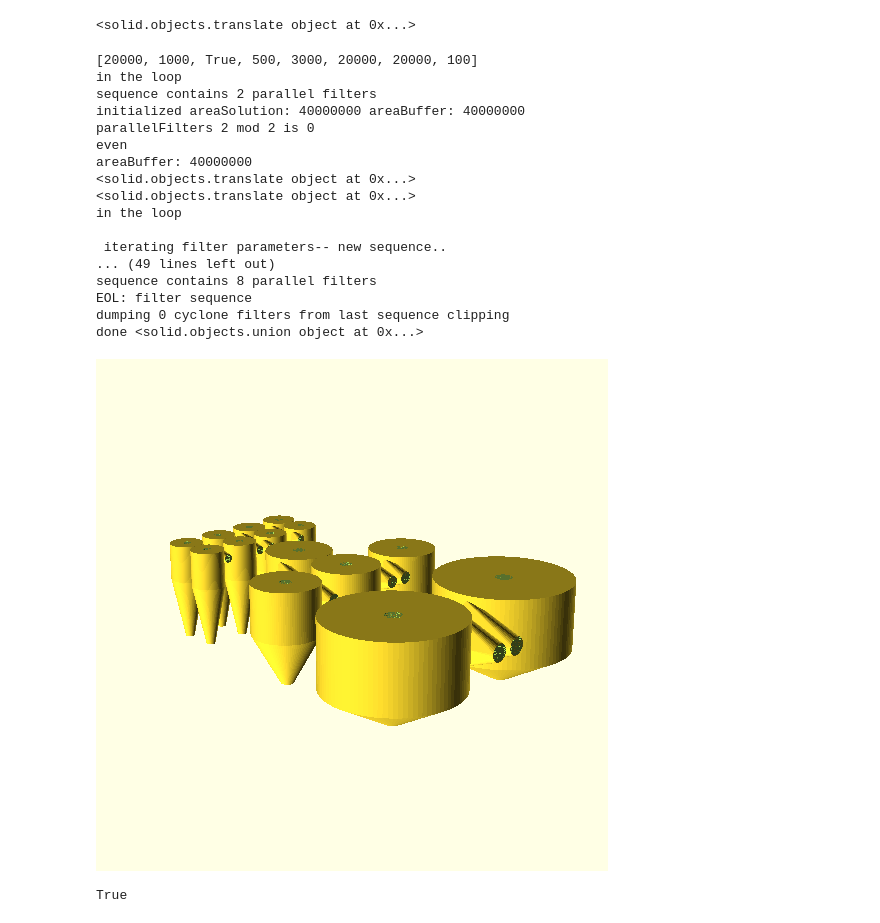
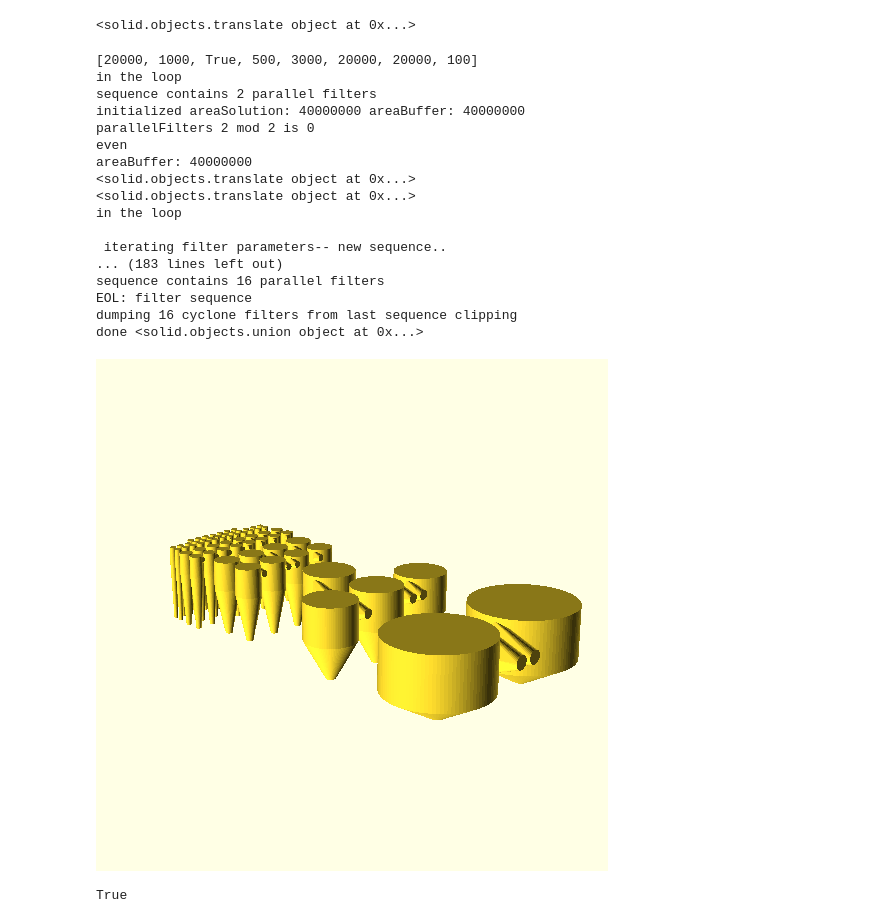
Before and after one commit to Corallus-Caninus/solidutils, a Jupyter notebook: cycloneArray.ipynb, the cells around one changed output. Drawn from its saved outputs; the diff is of its cells as text; code cells hidden in the pictures.

```diff
--- a/cycloneArray.ipynb
+++ b/cycloneArray.ipynb
@@ -35,7 +14,7 @@ def crossSectionalArea(*params):
     Parameters:
         cycloneFilterParams: parameters that will define a cycloneFilter
     Returns:
-        area as an integer
+        rectangular area of intakeWidth*intakeHeight
     '''
     #POSITIONAL LEGEND:
     # initParams=[intakeSlitHeight=10, intakeSlitWidth=2,
@@ -65,19 +44,11 @@ def cycloneArray(init_params, delta_params, length, width, height):
     #      being smaller than intake/outlet_radius
     #TODO: assert initial cylinder can fit in the first place (init cylinderRadius)
     #
-    # NOTE: this is a square increase in number of filters. consider having residual connections
-    # such that one pipeline across a row can 'jump' to the next row and freeze parameter deltas
-    # to achieve sufficient cross sectional area. This allows a row to span more than one
-    # carriage return. if sequence limit is reached before cross sectional area equivalence can
-    # be established, discard that entry and end (unfinished fill since next row would cause pressure
-    # differential.
-    #
-    # currently solve sequences across carriage returns, then add partitioning logic in the loop.
-    # immediate goal should be to solve cross sectional area between sequences. Simply draw a curtain
-    # on each row for now.
     #TODO: curtains cause low pressure regions due to square loss across large volume. this increases clog chance greatly
     #      compared to high pressure pipelines minimized for cross section of intake/outlet where constant high velocity fields
-    #      keep particle friction dynamic
+    #      keep particle friction dynamic. This is too complicated, would require kernel stride from one sequence to the next.
+    #      This would also require coarse grid such as in the initial sequence's intake since theres a venturi differential.
+    #
     #DEVELOPMENT:
     #1. carriage return multi row sequences
     #2. curtain on each row
@@ -107,10 +78,11 @@ def cycloneArray(init_params, delta_params, length, width, height):
     while True: #sequential loop
         print('in the loop')
 
-        #set parameters based on given equation matrix, wallWidth is only float.
+        ########### ITERATE TO NEXT SEQUENCE ###########
         if areaBuffer <= 0 and areaSolution != 0:
             print('\n iterating filter parameters-- new sequence.. \n')
             params = [y(x) for x,y in zip(params, delta_params)]
+            #set parameters based on given equation matrix, wallWidth is only float.
             paramsBuffer = [int(x) for x in params[:-1]]
             paramsBuffer.append(params[len(params)-1])
             params = paramsBuffer
@@ -138,15 +110,13 @@ def cycloneArray(init_params, delta_params, length, width, height):
         curPosition[0] = 0 #carriage return x axis
 
         #distance between each filter
-        #TODO: if these are same name them the same.
-        #TODO: yDistance should be previous xDistance
         xDistance = 2*params[5] + params[7] + 2*sqrt(params[1]*params[0]/pi)
-        yDistance = 2*params[5] + params[7]
+        yDistance = 2.5*params[5] + params[7]
 
         parallelFilters = math.ceil(width/xDistance)
         print('sequence contains {} parallel filters'.format(parallelFilters))
 
-        #initialize areaSolution.
+        ########### INITIALIZE ###########
         if areaSolution == 0:
             #first filter sequence sets areaSolution (currently just one row is initial cell)
             areaSolution = parallelFilters*crossSectionalArea(*params)
@@ -159,7 +129,13 @@ def cycloneArray(init_params, delta_params, length, width, height):
             arrayBuffer.clear()
             break
 
-        #add filters
+        ########### ADD FILTERS TO CURRENT SEQUENCE###########
+        #TODO: add manifold during construction
+        #each row has a collector 'tube' and hook ups to manifold
+        #rectangular prism with cylinders on either end with diameter aligned along height edge of each prism from pi/2 to 3pi/2
+        #at end of row, set collector tube and hook ups for exhaust and intake
+        #at end of sequence, set exhaust manifold
+        #two manifolds, one for intake and one for exhaust
         print('parallelFilters {} mod 2 is {}'.format(parallelFilters, parallelFilters%2))
         if parallelFilters%2 != 0:
             if areaBuffer <= 0:
@@ -171,13 +147,11 @@ def cycloneArray(init_params, delta_params, length, width, height):
             initialFilter = cycloneFilter(*params)
             initialFilter = left(curPosition[0])(initialFilter)
             initialFilter = forward(curPosition[1])(initialFilter)
+            curPosition[0] += xDistance
 
             arrayBuffer.append(initialFilter)
             areaBuffer -= crossSectionalArea(*params)
             print('areaBuffer: {}'.format(areaBuffer))
-
-
-            curPosition[0] += xDistance
 
             #parallel loop parallel_filters is int so /2 is okay
             #TODO: this is likely overstepping the area? double check this
@@ -241,39 +215,38 @@ def cycloneArray(init_params, delta_params, length, width, height):
 #     cylinderRadius=10, cylinderHeight=15, wallWidth=0.05]
 init_params=[20000, 1000,
             True, 500, 3000,
             20000, 20000, 100]
 #reduction methods
 geometric_reduction = lambda x: x/2 if x/2 > 1000 else 1000 #add floor bound
 geometric_reduction_height = lambda x: x - x/4 if x - x/4 > 1000 else 1000
-# geometric_reduction_intake = lambda x: x/2 if x/2 > 100 else 100
 null = lambda x: x
 
 delta_params=[geometric_reduction, null,
               null, null, null,
               geometric_reduction, geometric_reduction_height, null]
 
-cycloneArray = cycloneArray(init_params, delta_params, 100000, 50000, 30000)
+cycloneArray = cycloneArray(init_params, delta_params, 150000, 50000, 30000)
 print('done', cycloneArray)
 cycloneArray
 # %% [output]
 [20000, 1000, True, 500, 3000, 20000, 20000, 100]
 in the loop
 sequence contains 2 parallel filters
 initialized areaSolution: 40000000 areaBuffer: 40000000
 parallelFilters 2 mod 2 is 0
 even
 areaBuffer: 40000000
 <solid.objects.translate object at 0x...>
 <solid.objects.translate object at 0x...>
 in the loop
 
  iterating filter parameters-- new sequence..
-... (49 lines left out)
-sequence contains 8 parallel filters
+... (183 lines left out)
+sequence contains 16 parallel filters
 EOL: filter sequence
-dumping 0 cyclone filters from last sequence clipping
+dumping 16 cyclone filters from last sequence clipping
 done <solid.objects.union object at 0x...>
-[figure, old version]
+[figure, new version]
 # %%
 ############# Writeout Filter Model #############
 scad_render_to_file(
```
Also changed, not shown: parts of 3 cells of this notebook, 1 other file.
